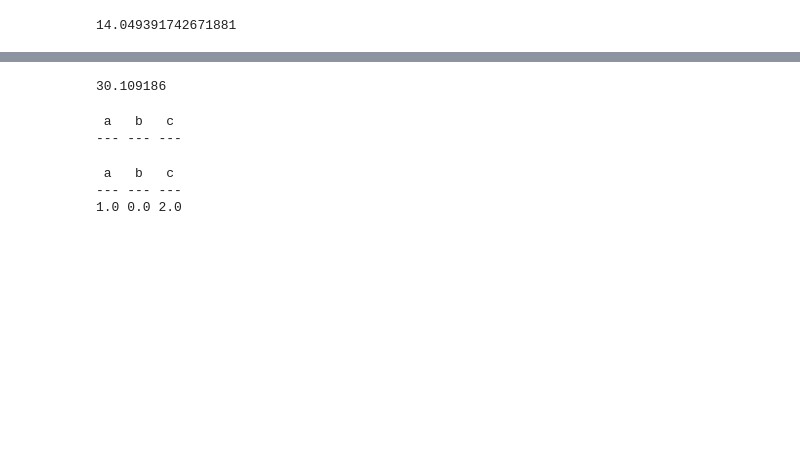
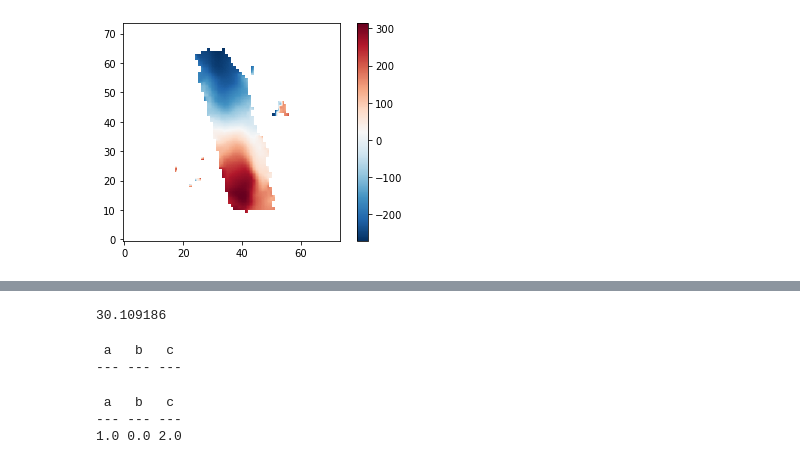
Before and after one commit to athenacat/RotationCurve, a Jupyter notebook: 2D_RC/Untitled.ipynb, the cells around one changed output, grey strips where cells are left out. Cells and saved outputs as stored; diff of their text form; code cells hidden in the pictures; blank space fills up the shorter version.

```diff
--- a/2D_RC/Untitled.ipynb
+++ b/2D_RC/Untitled.ipynb
@@ -8,23 +8,5 @@ ModuleNotFoundError: No module named 'Velocity_Map_Functions_cython'
+# %%
+gal_ID = '8562-12703'
 # %%
-VEL_MAP_FOLDER = r"C:\Users\Lara\Documents\rotationcurves\mangadata\analysis\v3_1_1\3.1.0\HYB10-MILESHC-MASTARSSP\7443\12705"
-maps = extract_data(VEL_MAP_FOLDER,'7443-12705',['Ha_vel', 'r_band', 'Ha_flux', 'Ha_sigma'])
+VEL_MAP_FOLDER = '/scratch/kdougla7/data/SDSS/dr17/manga/spectro/analysis/v3_1_1/3.1.0/HYB10-MILESHC-MASTARSSP/'
+maps = extract_data(VEL_MAP_FOLDER,gal_ID,['Ha_vel', 'r_band', 'Ha_flux', 'Ha_sigma'])
-# %%
-SigD = 651.0289797724238
-Rd = 0.903804192022047
-rho_bulge = 120050641.10390615
-R_bulge = 2.73444270675828
-H_0 = 100  # Hubble's Constant in units of h km/s/Mpc
-c = 299792.458
-
-
-SN_map = maps['Ha_flux'] * np.sqrt(maps['Ha_flux_ivar'])
-map_mask = maps['Ha_vel_mask'] + (SN_map < 5)
-
-
-
-
-maps['vmasked'] = ma.array(maps['Ha_vel'], mask=map_mask)
-maps['ivarmasked'] = ma.array(maps['Ha_vel_ivar'], mask=map_mask)
-
-shape = maps['vmasked'].shape
-scale = (0.5 * 0.0644735 * c / H_0) * 1000 / 206265  # kpc
@@ -55,4 +13,18 @@ RC.plot_rot_curve(maps['vmasked'],maps['ivarmasked'],NFW_fit,scale,'7443-12705',
-# %%
-halo_vel_NFW(18.6973*1000, 10**NFW_fit[4], NFW_fit[5] * 1000)
-# %% [output]
-14.049391742671881
+# %%
+
+SN_map = maps['Ha_flux'] * np.sqrt(maps['Ha_flux_ivar'])
+vmap_mask = maps['Ha_vel_mask'] + (SN_map < 5)
+
+cont_mask = build_map_mask(gal_ID,-3,ma.array(maps['Ha_vel'],mask=vmap_mask),\
+            maps['Ha_flux'],ma.array(maps['Ha_flux_ivar'],mask=maps['Ha_flux_mask']),\
+            ma.array(maps['Ha_sigma'],mask=maps['Ha_sigma_mask']))
+maps['vmasked'] = ma.array(maps['Ha_vel'], mask=vmap_mask)
+maps['contvmasked'] =  ma.array(maps['Ha_vel'], mask=cont_mask)
+maps['ivarmasked'] = ma.array(maps['Ha_vel_ivar'], mask=vmap_mask)
+maps['rbandmasked'] = ma.array(maps['r_band'], mask = vmap_mask)
+shape = maps['vmasked'].shape
+# %%
+plt.imshow(maps['contvmasked'],origin='lower',cmap='RdBu_r')#,vmax=50)# vmin = -100)
+cbar = plt.colorbar()
+# %% [output]
+[figure, added]
```
Also changed, not shown: parts of 8 cells of this notebook, 12 other files.
